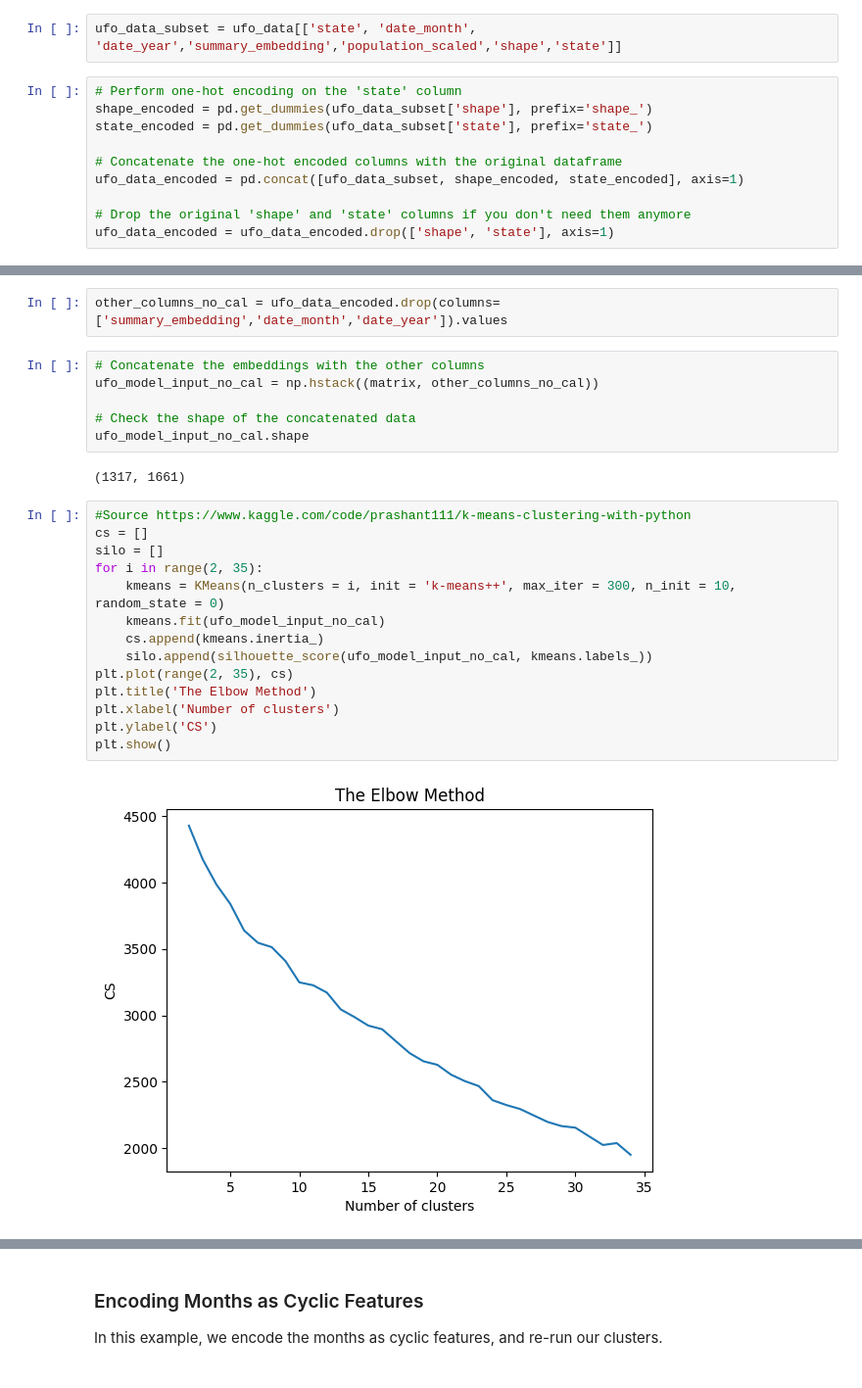
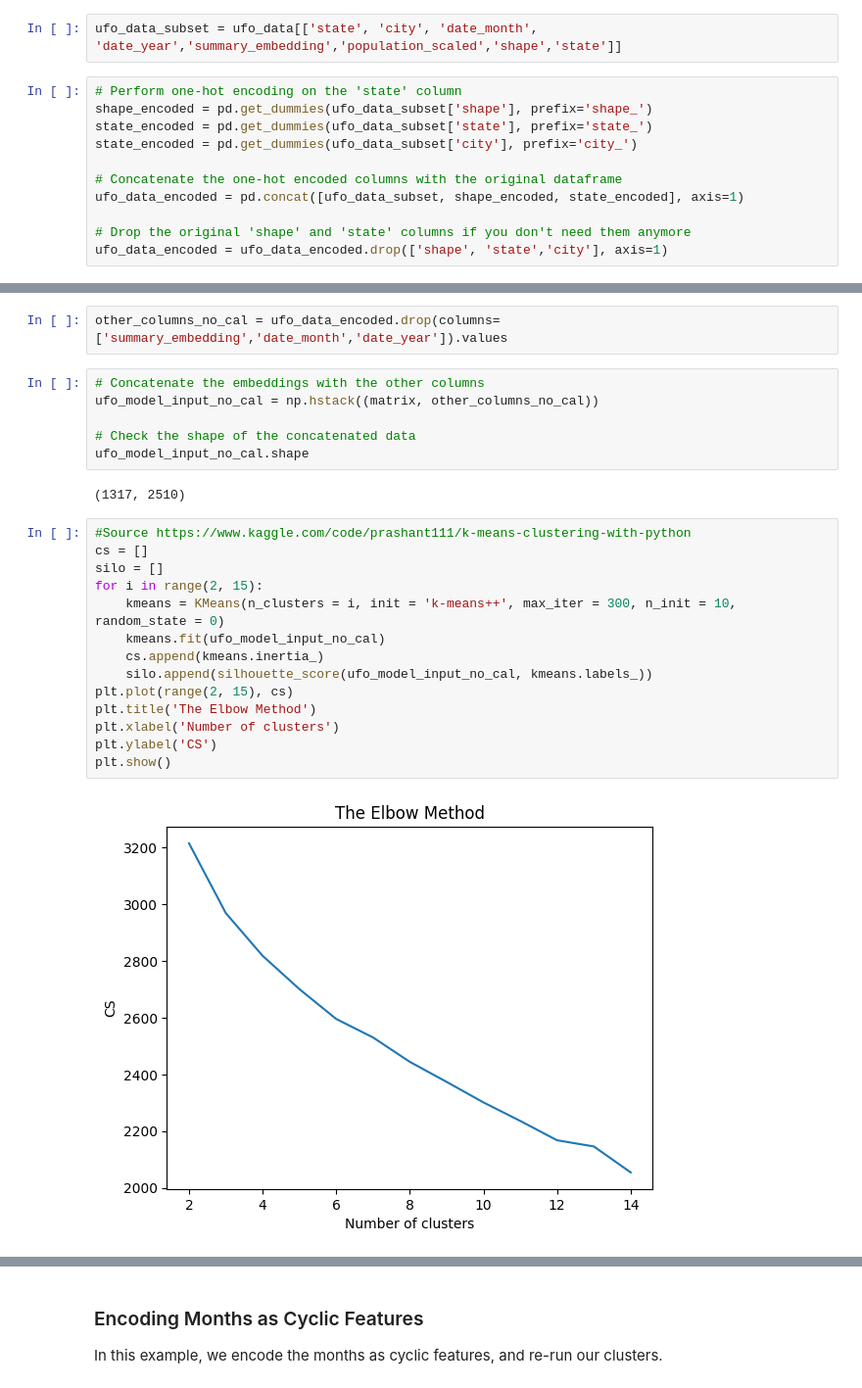
Before and after one commit to hollyemblem/ufo_embeddings, a Jupyter notebook: NUFORC_Data_Mini.ipynb, the cells around one changed output, grey strips where cells are left out. Shown at 98% size. Saved outputs shown, nothing was run; the diff lists cells and outputs as text.

```diff
--- a/NUFORC_Data_Mini.ipynb
+++ b/NUFORC_Data_Mini.ipynb
@@ -295,17 +300,18 @@ Future iterations need to be able to cope with the lat/long data, which does rai
 
 Alongside this, we'll also one hot encode shape as a field. As our dataset is going to get very wide, we'll take only the columns we need for now and put into a new subsetted dataframe from here on.
 # %%
-ufo_data_subset = ufo_data[['state', 'date_month', 'date_year','summary_embedding','population_scaled','shape','state']]
+ufo_data_subset = ufo_data[['state', 'city', 'date_month', 'date_year','summary_embedding','population_scaled','shape','state']]
 # %%
 # Perform one-hot encoding on the 'state' column
 shape_encoded = pd.get_dummies(ufo_data_subset['shape'], prefix='shape_')
 state_encoded = pd.get_dummies(ufo_data_subset['state'], prefix='state_')
+state_encoded = pd.get_dummies(ufo_data_subset['city'], prefix='city_')
 
 # Concatenate the one-hot encoded columns with the original dataframe
 ufo_data_encoded = pd.concat([ufo_data_subset, shape_encoded, state_encoded], axis=1)
 
 # Drop the original 'shape' and 'state' columns if you don't need them anymore
-ufo_data_encoded = ufo_data_encoded.drop(['shape', 'state'], axis=1)
+ufo_data_encoded = ufo_data_encoded.drop(['shape', 'state','city'], axis=1)
 # %%
 ufo_data_encoded.head()
 # %% [output]
@@ -523,23 +520,23 @@ ufo_model_input_no_cal = np.hstack((matrix, other_columns_no_cal))
 # Check the shape of the concatenated data
 ufo_model_input_no_cal.shape
 # %% [output]
-(1317, 1661)
+(1317, 2510)
 # %%
 #Source https://www.kaggle.com/code/prashant111/k-means-clustering-with-python
 cs = []
 silo = []
-for i in range(2, 35):
+for i in range(2, 15):
     kmeans = KMeans(n_clusters = i, init = 'k-means++', max_iter = 300, n_init = 10, random_state = 0)
     kmeans.fit(ufo_model_input_no_cal)
     cs.append(kmeans.inertia_)
     silo.append(silhouette_score(ufo_model_input_no_cal, kmeans.labels_))
-plt.plot(range(2, 35), cs)
+plt.plot(range(2, 15), cs)
 plt.title('The Elbow Method')
 plt.xlabel('Number of clusters')
 plt.ylabel('CS')
 plt.show()
 # %% [output]
-[figure, old version]
+[figure, new version]
 # %%
 silo
 # %% [output]
```
Also changed, not shown: parts of 25 cells of this notebook.
